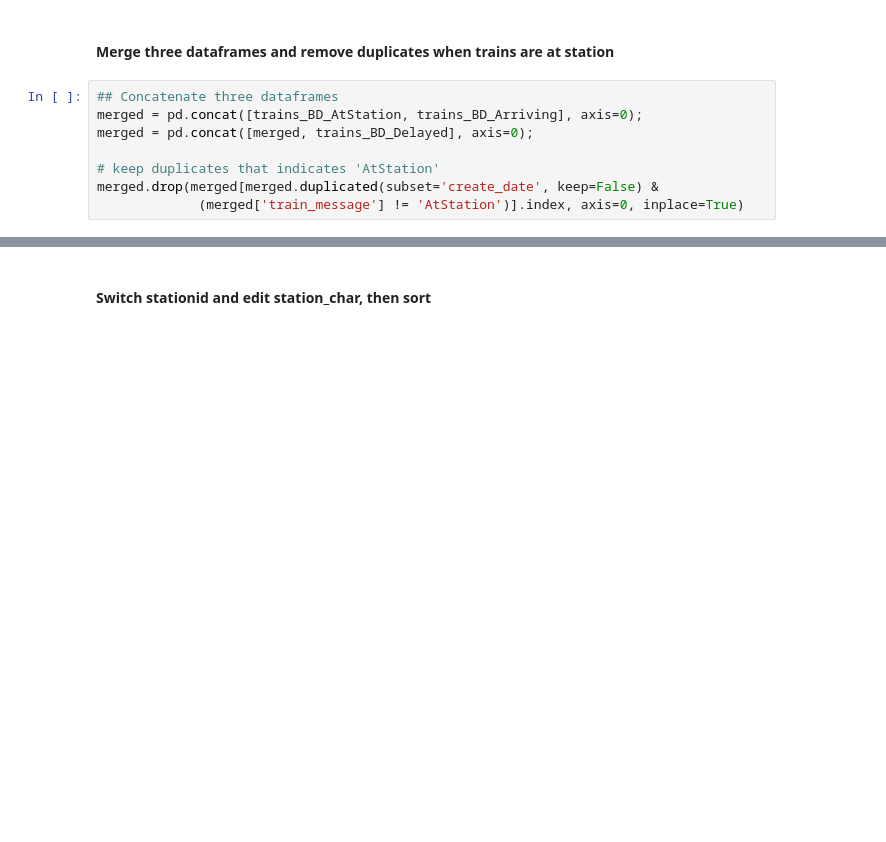
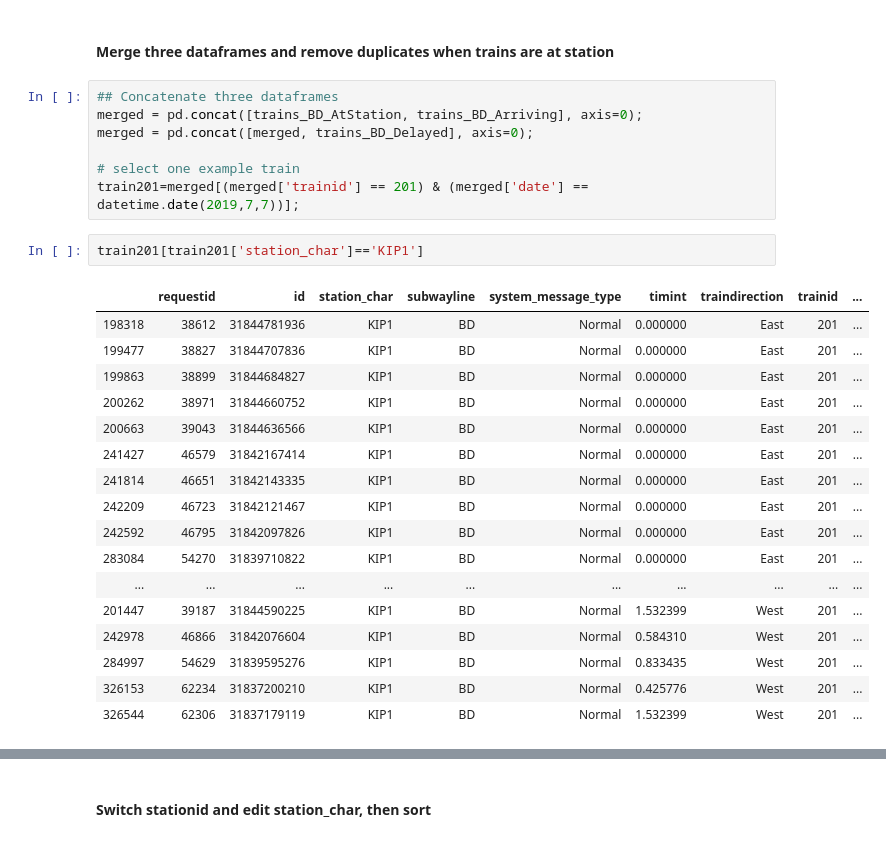
Before and after one commit to CivicTechTO/ttc_subway_times, a Jupyter notebook: doc/arrival_time_exploration_ver2.ipynb, the cells around one changed output, grey strips where cells are left out. Saved outputs shown, nothing was run; the diff lists cells and outputs as text; blank space fills up the shorter version.

```diff
--- a/doc/arrival_time_exploration_ver2.ipynb
+++ b/doc/arrival_time_exploration_ver2.ipynb
@@ -110,6 +71,25 @@ Number of Arriving trains:  17884
 merged = pd.concat([trains_BD_AtStation, trains_BD_Arriving], axis=0);
 merged = pd.concat([merged, trains_BD_Delayed], axis=0);
 
-# keep duplicates that indicates 'AtStation'
-merged.drop(merged[merged.duplicated(subset='create_date', keep=False) &
-             (merged['train_message'] != 'AtStation')].index, axis=0, inplace=True)
+# select one example train
+train201=merged[(merged['trainid'] == 201) & (merged['date'] == datetime.date(2019,7,7))];
+# %%
+train201[train201['station_char']=='KIP1']
+# %% [output]
+|  | requestid | id | station_char | subwayline | system_message_type | timint | traindirection | trainid | ... |
+| 198318 | 38612 | 31844781936 | KIP1 | BD | Normal | 0.000000 | East | 201 | ... |
+| 199477 | 38827 | 31844707836 | KIP1 | BD | Normal | 0.000000 | East | 201 | ... |
+| 199863 | 38899 | 31844684827 | KIP1 | BD | Normal | 0.000000 | East | 201 | ... |
+| 200262 | 38971 | 31844660752 | KIP1 | BD | Normal | 0.000000 | East | 201 | ... |
+| 200663 | 39043 | 31844636566 | KIP1 | BD | Normal | 0.000000 | East | 201 | ... |
+| 241427 | 46579 | 31842167414 | KIP1 | BD | Normal | 0.000000 | East | 201 | ... |
+| 241814 | 46651 | 31842143335 | KIP1 | BD | Normal | 0.000000 | East | 201 | ... |
+| 242209 | 46723 | 31842121467 | KIP1 | BD | Normal | 0.000000 | East | 201 | ... |
+| 242592 | 46795 | 31842097826 | KIP1 | BD | Normal | 0.000000 | East | 201 | ... |
+| 283084 | 54270 | 31839710822 | KIP1 | BD | Normal | 0.000000 | East | 201 | ... |
+| ... | ... | ... | ... | ... | ... | ... | ... | ... | ... |
+| 201447 | 39187 | 31844590225 | KIP1 | BD | Normal | 1.532399 | West | 201 | ... |
+| 242978 | 46866 | 31842076604 | KIP1 | BD | Normal | 0.584310 | West | 201 | ... |
+| 284997 | 54629 | 31839595276 | KIP1 | BD | Normal | 0.833435 | West | 201 | ... |
+| 326153 | 62234 | 31837200210 | KIP1 | BD | Normal | 0.425776 | West | 201 | ... |
+| 326544 | 62306 | 31837179119 | KIP1 | BD | Normal | 1.532399 | West | 201 | ... |
```
Also changed, not shown: parts of 22 cells of this notebook, 2 other files.
